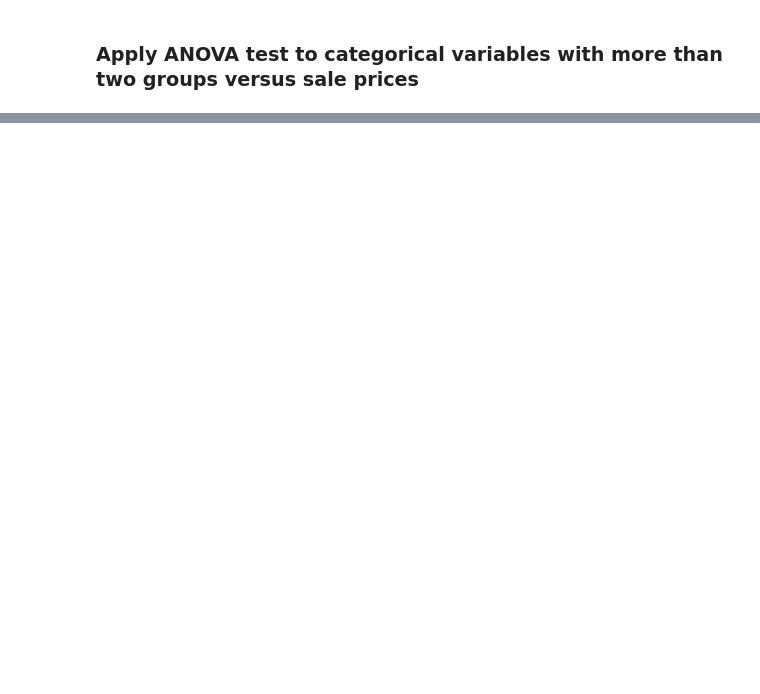
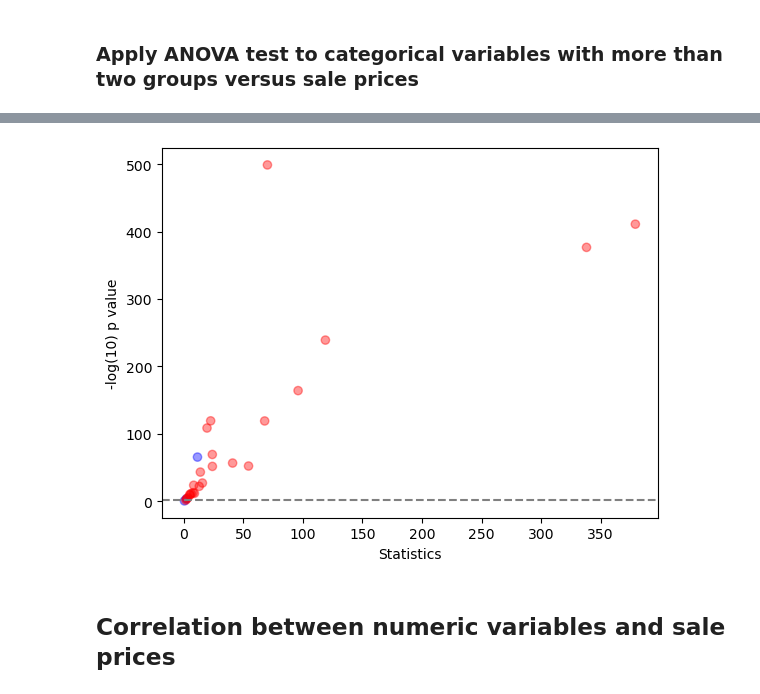
Before and after one commit to davidzhao1015/house-price-eda, a Jupyter notebook: house-price-EDA.ipynb, the cells around one changed output, grey strips where cells are left out. Cells and saved outputs as stored; diff of their text form; code cells hidden in the pictures; blank space fills up the shorter version.

```diff
--- a/house-price-EDA.ipynb
+++ b/house-price-EDA.ipynb
@@ -817,0 +827,10 @@ print(ttest_results_df)
+# %%
+# Apply the function to data frame
+anova_results = []
+for var in multiclass_variables:
+    anova_result = anova_sale_price(df=train_df_dropna_clean2, var=var)
+    f_value = anova_result.iloc[0,2]
+    p_value = anova_result.iloc[0,3]
+    anova_results.append({'variable':var, 'stat':f_value, 'p-value':p_value, 'method':'anova'})
+
+print(anova_results)
@@ -817,0 +855,6 @@ print(ttest_results_df)
+# %%
+# Convert dictionary to a data frame
+anova_df =  pd.DataFrame(anova_results)
+
+# anova_df = anova_df.round(2)
+print(anova_df)
@@ -817,0 +879,6 @@ print(ttest_results_df)
+# %%
+# Combine T-test and ANOVA outputs into a single data frame
+frames = [ttest_results_df, anova_df]
+combined_results = pd.concat(frames)
+
+print(combined_results) # For the following visualization
@@ -817,0 +910,5 @@ print(ttest_results_df)
+# %%
+# - Create a column of -log(10)p
+combined_results['log(10)p'] = -np.log(combined_results['p-value'])
+
+print(combined_results)
@@ -817,0 +954,19 @@ print(ttest_results_df)
+# %%
+# - Draw a scatter plot with X-axis representing 'stat' and Y-axis -log(10)p
+
+# Todo:
+# - Add a horizontal reference line at p-value cutoff -log10(0.05) = 1.3
+# - Color samples by method, ttest or anova
+# - Decorate legends indicating full name for individual variables
+
+color_dict = {'ttest':'blue', 'anova':'red'}
+colors = combined_results['method'].map(color_dict)
+plt.scatter(combined_results['stat'], combined_results['log(10)p'], c=colors, alpha=0.4)
+plt.axhline(y=1.3, color='grey', linestyle='--') # Add a horizontal reference line at p-value cutoff -log10(0.05) = 1.3
+plt.xlabel('Statistics')
+plt.ylabel('-log(10) p value')
+plt.show()
+# %% [output]
+[figure, added]
+# %% [markdown]
+## Correlation between numeric variables and sale prices
```
Also changed, not shown: parts of 57 cells of this notebook.
